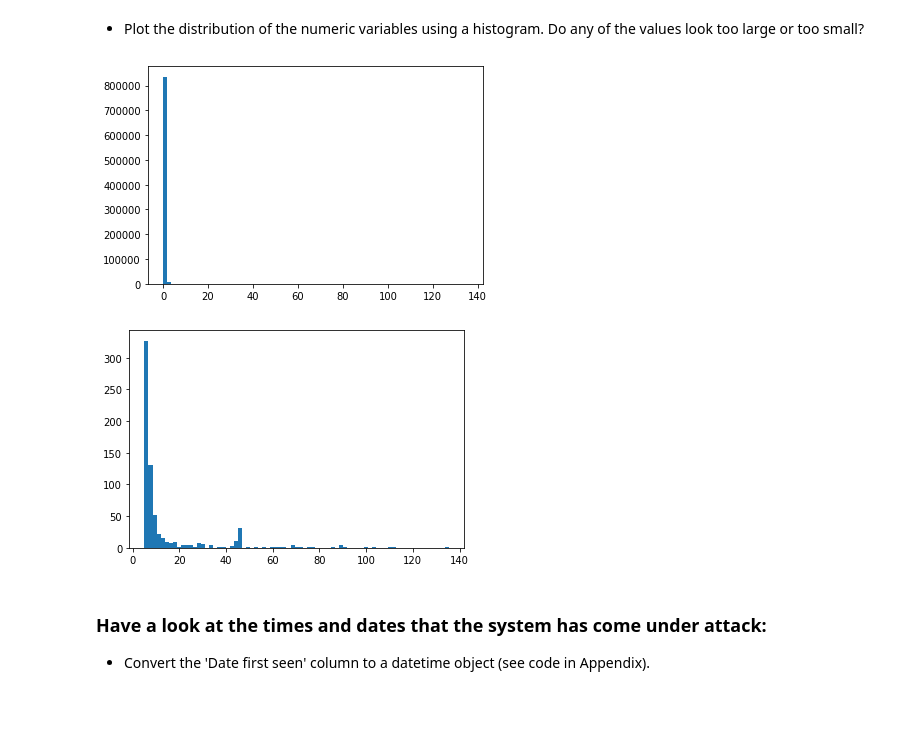
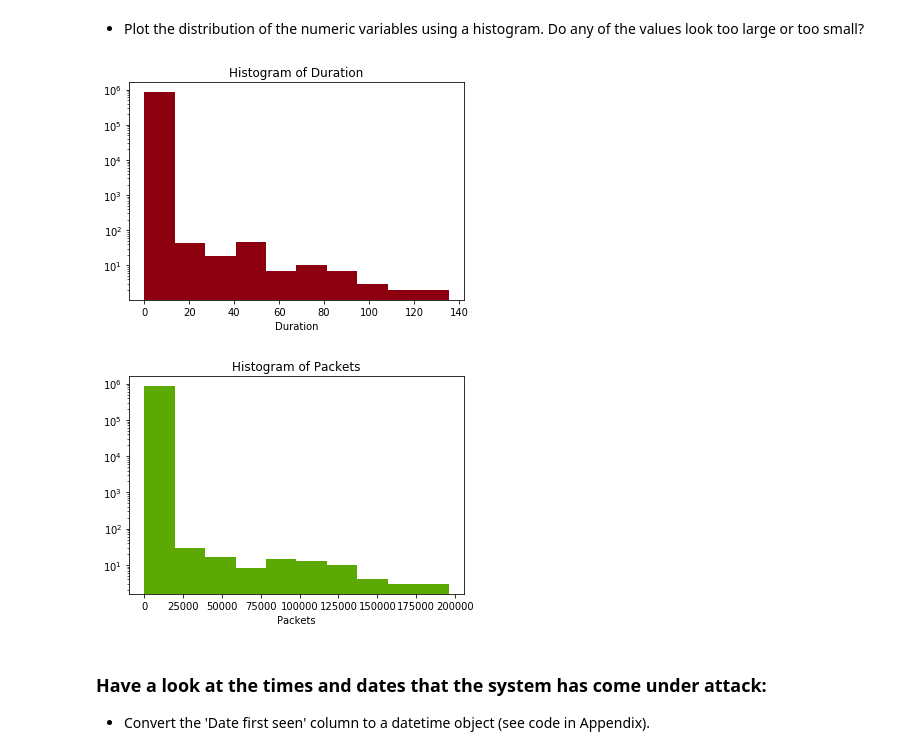
Before and after one commit to minellogiacomo/Artificial-Intelligence-for-Security, a Jupyter notebook: AI4S1.ipynb, the cells around one changed output. Saved outputs shown, nothing was run; the diff lists cells and outputs as text; code cells hidden in the pictures; blank space fills up the shorter version.

```diff
--- a/AI4S1.ipynb
+++ b/AI4S1.ipynb
@@ -152,15 +147,19 @@ max      195912.000000
 Name: Packets, dtype: float64
 # %% [markdown]
 - Plot the distribution of the numeric variables using a histogram. Do any of the values look too large or too small?
-# %%
-#TO DO: add labels
-plt.hist(df['Duration'].values, bins=75)
-plt.show()
-plt.hist(df[df['Duration'] > 5 ]['Duration'].values, bins=75)
-plt.show()
-# %% [output]
-[figure, removed]
-[figure, removed]
+# %%
+plt.title('Histogram of Duration')
+plt.xlabel('Duration')
+plt.hist(df['Duration'].values, color='xkcd:crimson', log=True)
+plt.show()
+
+plt.title('Histogram of Packets')
+plt.xlabel('Packets')
+plt.hist(df['Packets'].values, color='xkcd:leaf green', log=True)
+plt.show()
+# %% [output]
+[figure, added]
+[figure, added]
 # %% [markdown]
 ### Have a look at the times and dates that the system has come under attack:
 - Convert the 'Date first seen' column to a datetime object (see code in Appendix).
```
Also changed, not shown: parts of 43 cells of this notebook.
